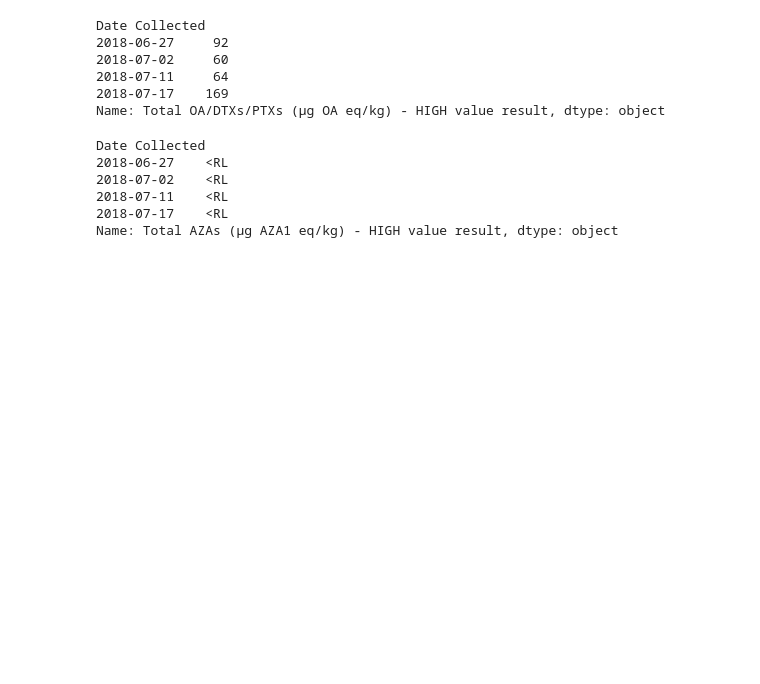
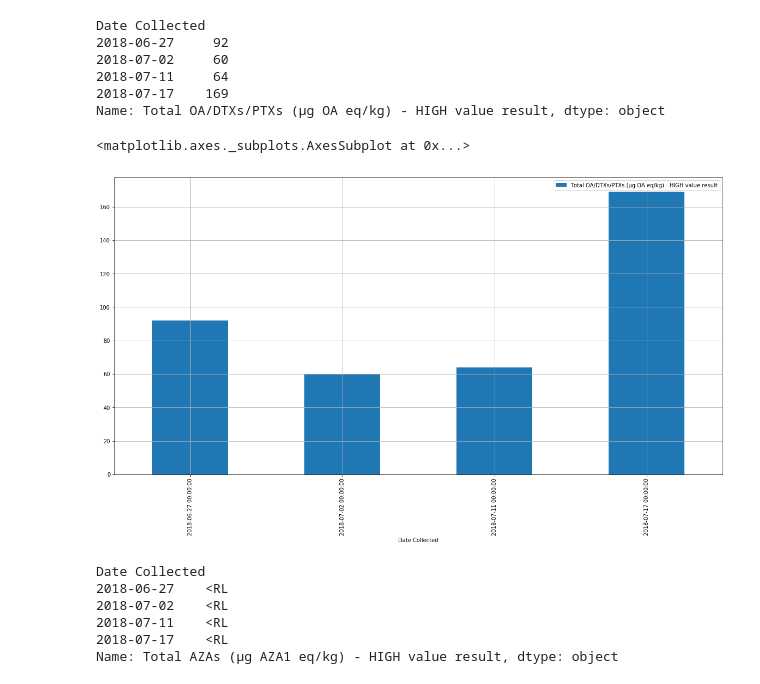
Before and after one commit to douglasmacdonald/python, a Jupyter notebook: notebooks/water_quality.ipynb, the cells around one changed output. Cells and saved outputs as stored; diff of their text form; code cells hidden in the pictures; blank space fills up the shorter version.

```diff
--- a/notebooks/water_quality.ipynb
+++ b/notebooks/water_quality.ipynb
@@ -150,4 +138,4 @@ Name: 3, dtype: object
 [Biotoxins are substances which are both toxic and have a biological origin. ](http://www.biosciences-labs.bham.ac.uk/exhibit/whatare.html)
 # %%
 biotoxin = pd.read_excel(os.path.join(data_dir_path
-    , 'Shellfish_-_Biotoxin_-_4_Weekly_Result_Report_-_2018_-_July_20.xls')).set_index('Date Collected')
+    , 'Shellfish_-_Biotoxin_-_4_Weekly_Result_Report_-_2018_-_July_20.xls'))
@@ -154,2 +161,5 @@ biotoxin = pd.read_excel(os.path.join(data_dir_path
+# %%
+biotoxin['Date Collected'] = pd.to_datetime(biotoxin['Date Collected'])
+biotoxin = biotoxin.set_index('Date Collected')
 # %%
 biotoxin_ct = biotoxin[biotoxin['Production Area'] == 'Loch na Cille']
@@ -253,6 +273,11 @@ Date Collected
 2018-07-11     64
 2018-07-17    169
 Name: Total OA/DTXs/PTXs (µg OA eq/kg) - HIGH value result, dtype: object
+# %%
+pd.DataFrame(biotoxin_ct.iloc[:, 16]).plot.bar(figsize=(20, 10), grid=True)
+# %% [output]
+<matplotlib.axes._subplots.AxesSubplot at 0x...>
+[figure, added]
 # %%
 biotoxin_ct.iloc[:, 17]
 # %% [output]
```
Also changed, not shown: parts of 10 cells of this notebook.
